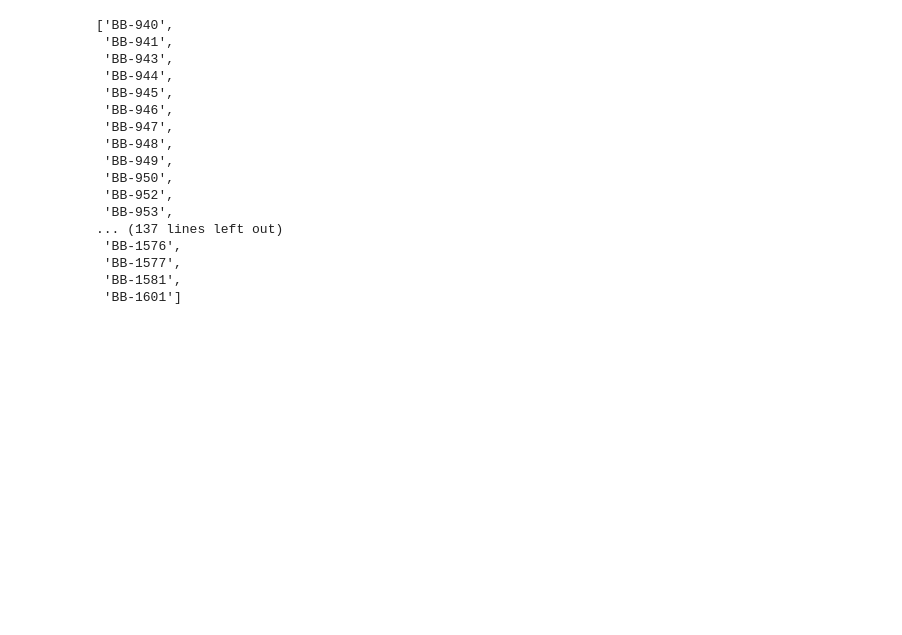
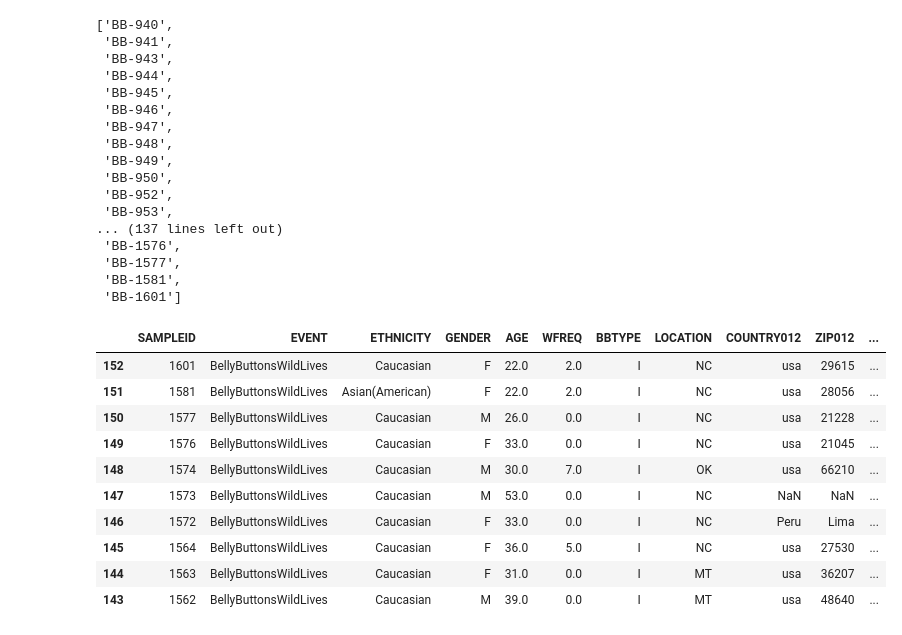
Before and after one commit to ABFdata/Homework, a Jupyter notebook: BellyButtonBio/Generators/bbb_andy_query.ipynb, the cells around one changed output. Saved outputs shown, nothing was run; the diff lists cells and outputs as text; code cells hidden in the pictures; blank space fills up the shorter version.

```diff
--- a/BellyButtonBio/Generators/bbb_andy_query.ipynb
+++ b/BellyButtonBio/Generators/bbb_andy_query.ipynb
@@ -235,3 +235,17 @@ s_format
  'BB-1577',
  'BB-1581',
  'BB-1601']
+# %%
+sample_sort.head(10)
+# %% [output]
+|  | SAMPLEID | EVENT | ETHNICITY | GENDER | AGE | WFREQ | BBTYPE | LOCATION | COUNTRY012 | ZIP012 | ... |
+| 152 | 1601 | BellyButtonsWildLives | Caucasian | F | 22.0 | 2.0 | I | NC | usa | 29615 | ... |
+| 151 | 1581 | BellyButtonsWildLives | Asian(American) | F | 22.0 | 2.0 | I | NC | usa | 28056 | ... |
+| 150 | 1577 | BellyButtonsWildLives | Caucasian | M | 26.0 | 0.0 | I | NC | usa | 21228 | ... |
+| 149 | 1576 | BellyButtonsWildLives | Caucasian | F | 33.0 | 0.0 | I | NC | usa | 21045 | ... |
+| 148 | 1574 | BellyButtonsWildLives | Caucasian | M | 30.0 | 7.0 | I | OK | usa | 66210 | ... |
+| 147 | 1573 | BellyButtonsWildLives | Caucasian | M | 53.0 | 0.0 | I | NC | NaN | NaN | ... |
+| 146 | 1572 | BellyButtonsWildLives | Caucasian | F | 33.0 | 0.0 | I | NC | Peru | Lima | ... |
+| 145 | 1564 | BellyButtonsWildLives | Caucasian | F | 36.0 | 5.0 | I | NC | usa | 27530 | ... |
+| 144 | 1563 | BellyButtonsWildLives | Caucasian | F | 31.0 | 0.0 | I | MT | usa | 36207 | ... |
+| 143 | 1562 | BellyButtonsWildLives | Caucasian | M | 39.0 | 0.0 | I | MT | usa | 48640 | ... |
```
Also changed, not shown: 10 other files.
